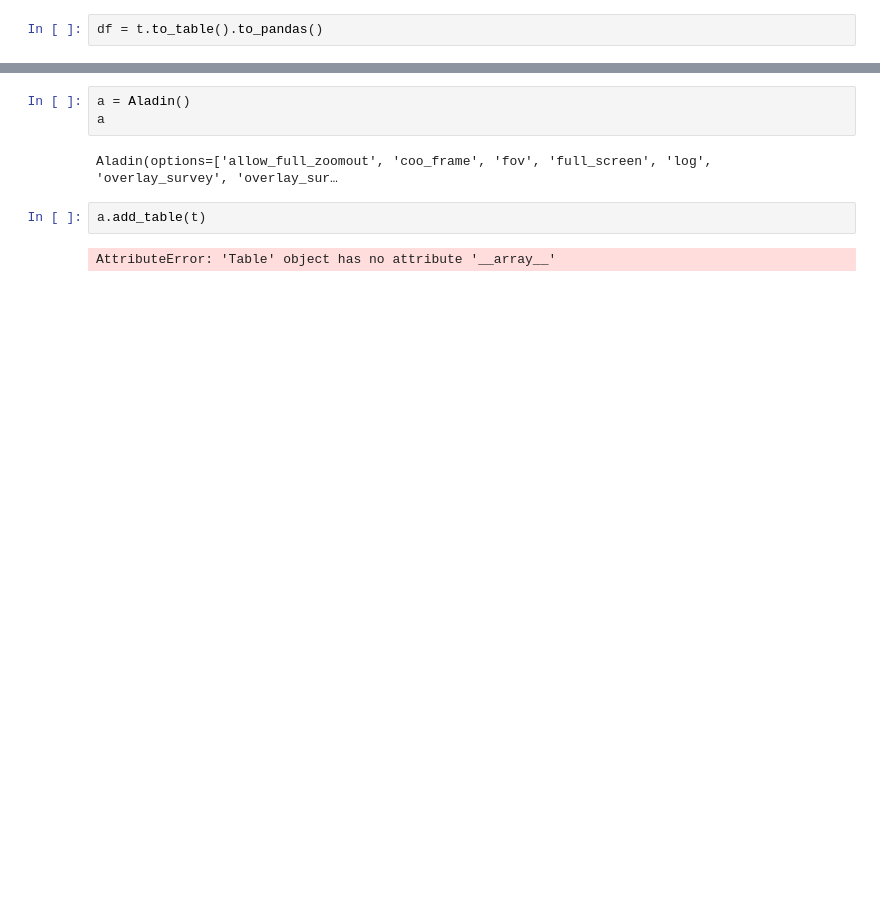
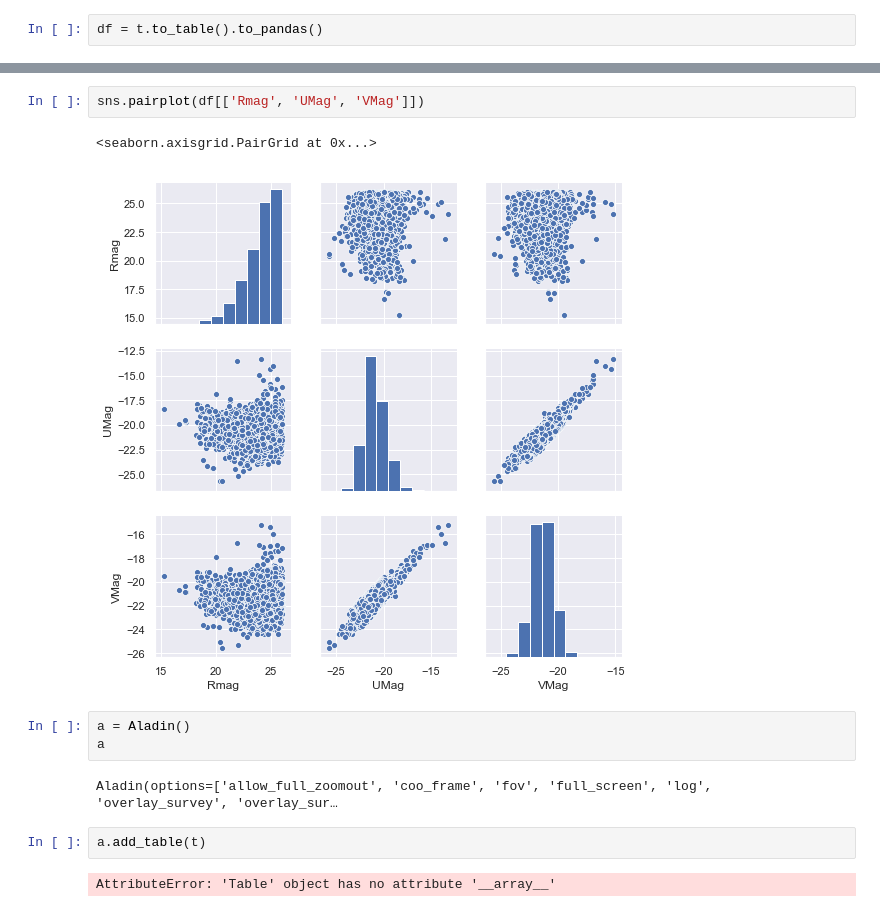
Before and after one commit to tboch/notebooks-playground, a Jupyter notebook: notebooks/vizier-table-study.ipynb, the cells around one changed output, grey strips where cells are left out. Saved outputs shown, nothing was run; the diff lists cells and outputs as text; blank space fills up the shorter version.

```diff
--- a/notebooks/vizier-table-study.ipynb
+++ b/notebooks/vizier-table-study.ipynb
@@ -57,3 +95,8 @@ sns.heatmap(corr,
+# %%
+sns.pairplot(df[['Rmag', 'UMag', 'VMag']])
+# %% [output]
+<seaborn.axisgrid.PairGrid at 0x...>
+[figure, added]
 # %%
 a = Aladin()
 a
```
Also changed, not shown: parts of 6 cells of this notebook.
